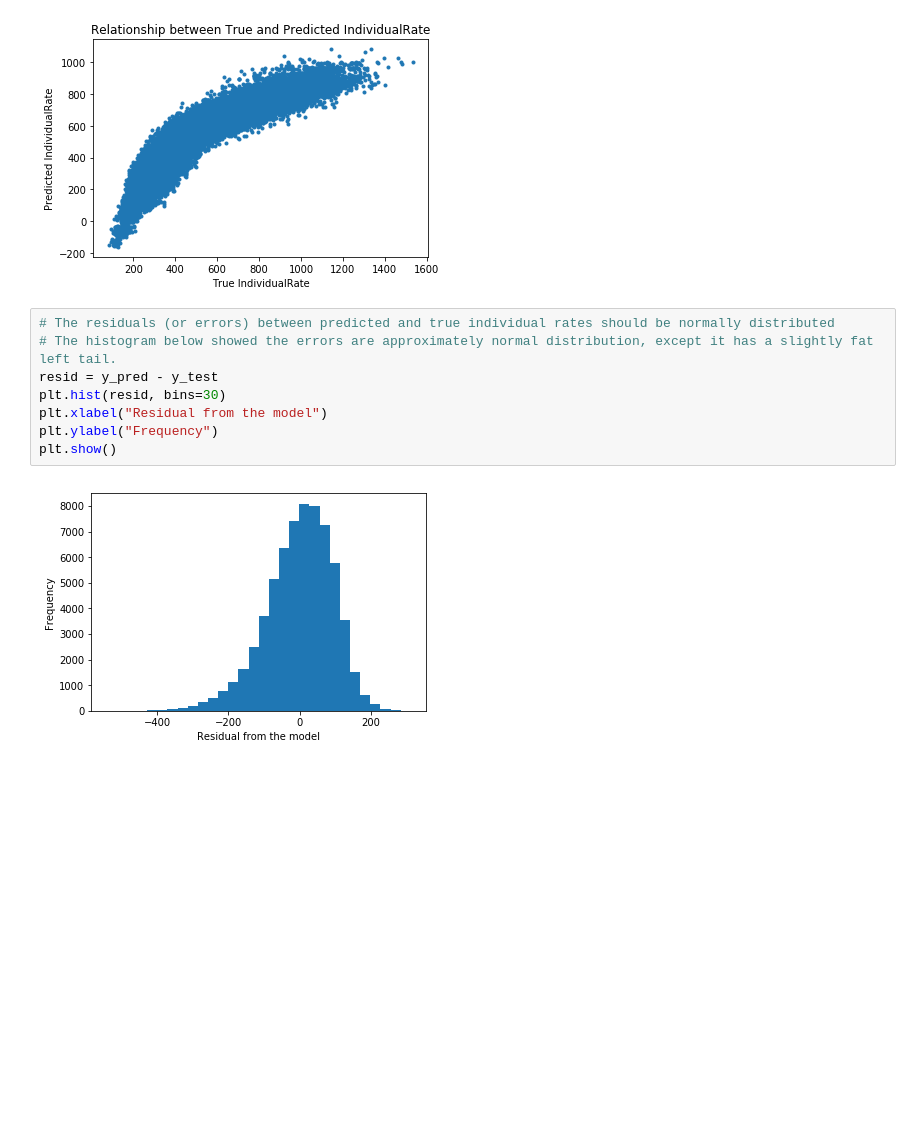
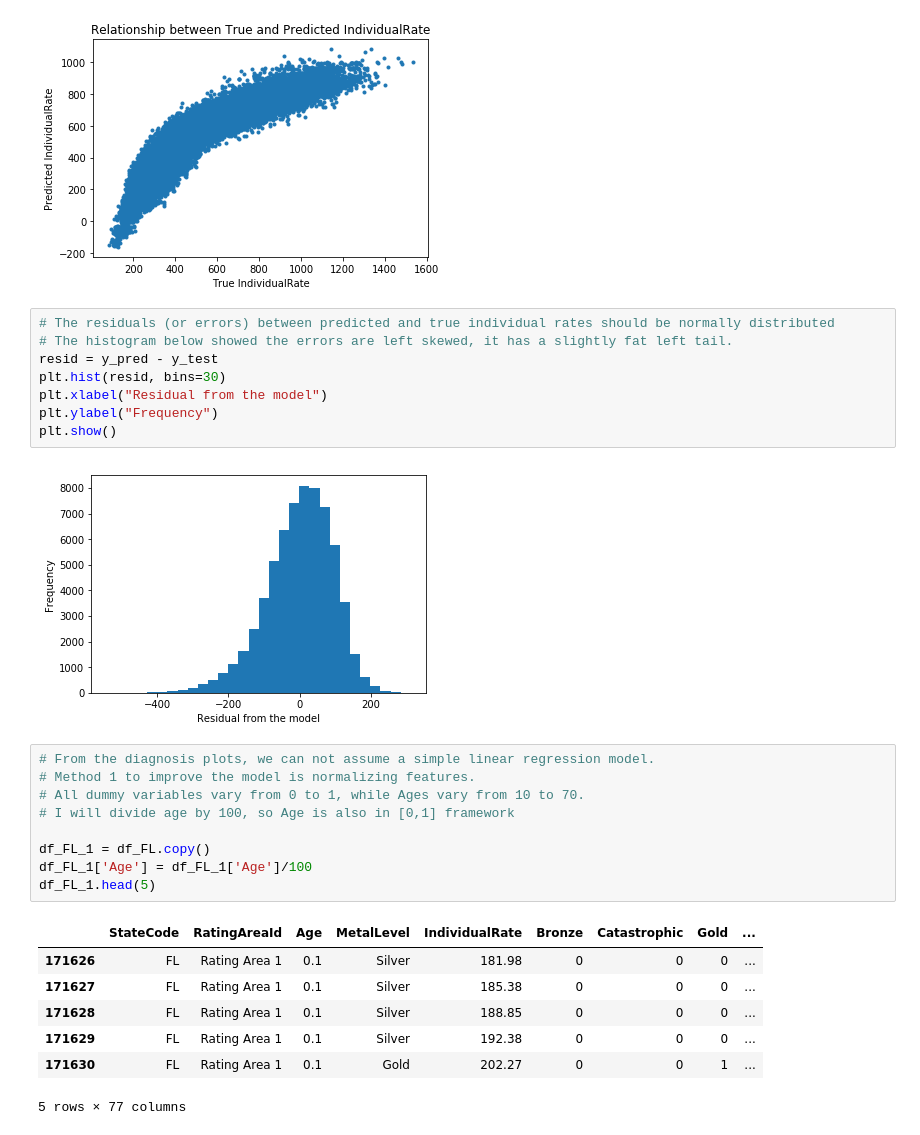
Before and after one commit to linmapitt/Springboard, a Jupyter notebook: CapStone_Project_1/Cap1_ML_FL.ipynb, the cells around one changed output. Saved outputs shown, nothing was run; the diff lists cells and outputs as text; blank space fills up the shorter version.

```diff
--- a/CapStone_Project_1/Cap1_ML_FL.ipynb
+++ b/CapStone_Project_1/Cap1_ML_FL.ipynb
@@ -294,7 +294,7 @@ plt.show()
 [figure]
 # %%
 # The residuals (or errors) between predicted and true individual rates should be normally distributed
-# The histogram below showed the errors are approximately normal distribution, except it has a slightly fat left tail.
+# The histogram below showed the errors are left skewed, it has a slightly fat left tail.
 resid = y_pred - y_test
 plt.hist(resid, bins=30)
 plt.xlabel("Residual from the model")
@@ -302,3 +302,20 @@ plt.ylabel("Frequency")
 plt.show()
 # %% [output]
 [figure]
+# %%
+# From the diagnosis plots, we can not assume a simple linear regression model.
+# Method 1 to improve the model is normalizing features.
+# All dummy variables vary from 0 to 1, while Ages vary from 10 to 70.
+# I will divide age by 100, so Age is also in [0,1] framework
+
+df_FL_1 = df_FL.copy()
+df_FL_1['Age'] = df_FL_1['Age']/100
+df_FL_1.head(5)
+# %% [output]
+|  | StateCode | RatingAreaId | Age | MetalLevel | IndividualRate | Bronze | Catastrophic | Gold | ... |
+| 171626 | FL | Rating Area 1 | 0.1 | Silver | 181.98 | 0 | 0 | 0 | ... |
+| 171627 | FL | Rating Area 1 | 0.1 | Silver | 185.38 | 0 | 0 | 0 | ... |
+| 171628 | FL | Rating Area 1 | 0.1 | Silver | 188.85 | 0 | 0 | 0 | ... |
+| 171629 | FL | Rating Area 1 | 0.1 | Silver | 192.38 | 0 | 0 | 0 | ... |
+| 171630 | FL | Rating Area 1 | 0.1 | Gold | 202.27 | 0 | 0 | 1 | ... |
+5 rows × 77 columns
```
Also changed, not shown: parts of 9 cells of this notebook.
